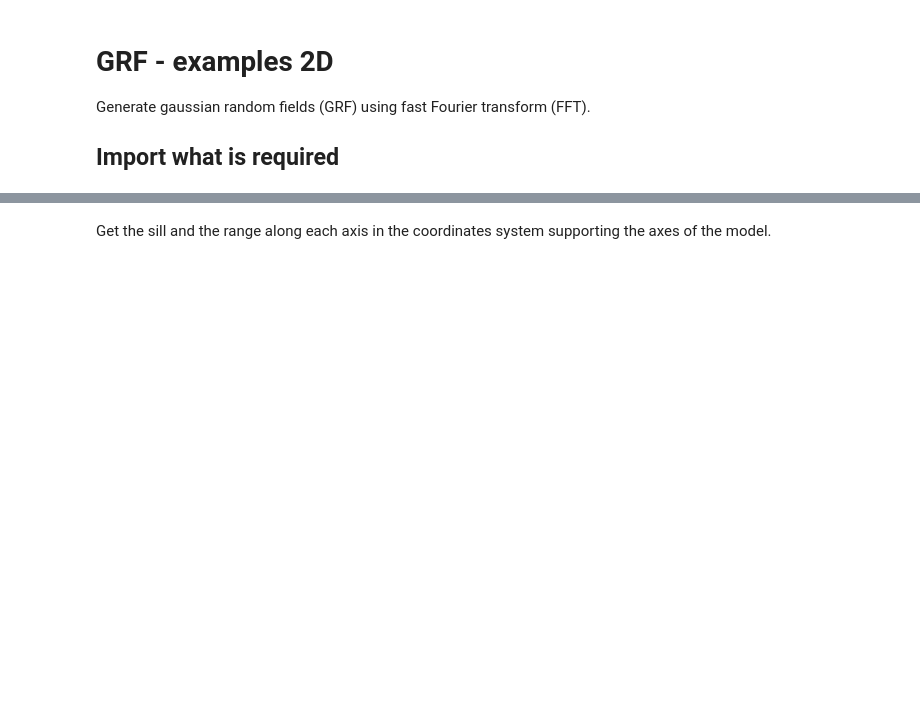
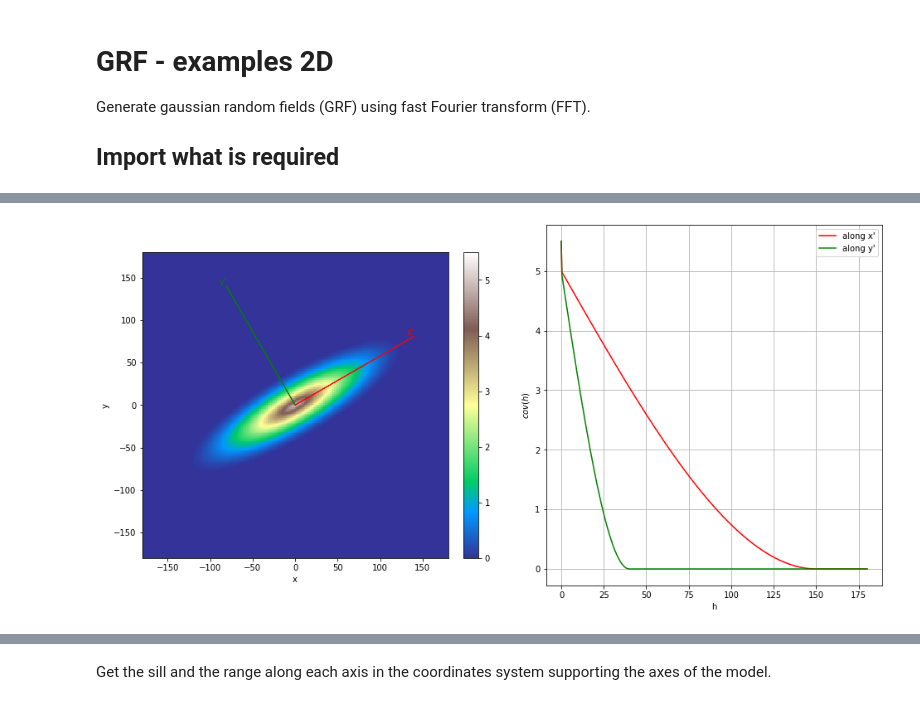
Before and after one commit to randlab/geone, a Jupyter notebook: examples/ex_grf_2d.ipynb, the cells around one changed output, grey strips where cells are left out. Saved outputs shown, nothing was run; the diff lists cells and outputs as text; code cells hidden in the pictures; blank space fills up the shorter version.

```diff
--- a/examples/ex_grf_2d.ipynb
+++ b/examples/ex_grf_2d.ipynb
@@ -31,0 +52,6 @@ vario_fun = cov_model.vario_func()
+# %%
+cov_model.plot_model(figsize=(16,8))
+plt.suptitle('')
+plt.show()
+# %% [output]
+[figure, added]
```
Also changed, not shown: parts of 60 cells of this notebook, 15 other files.
